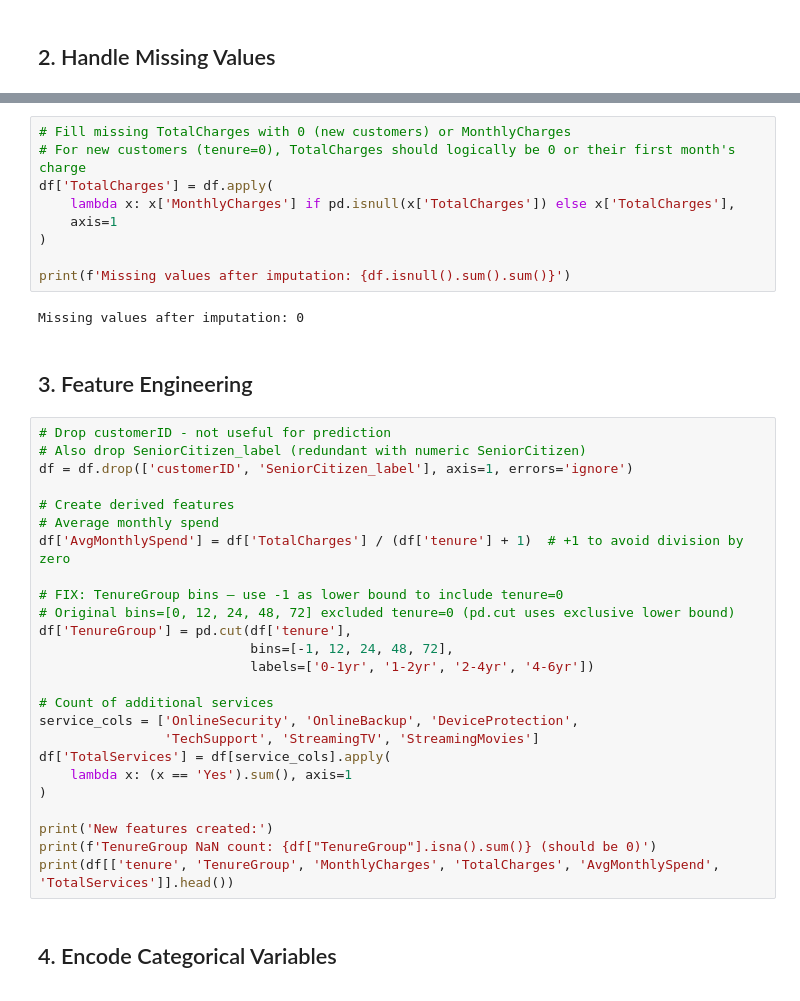
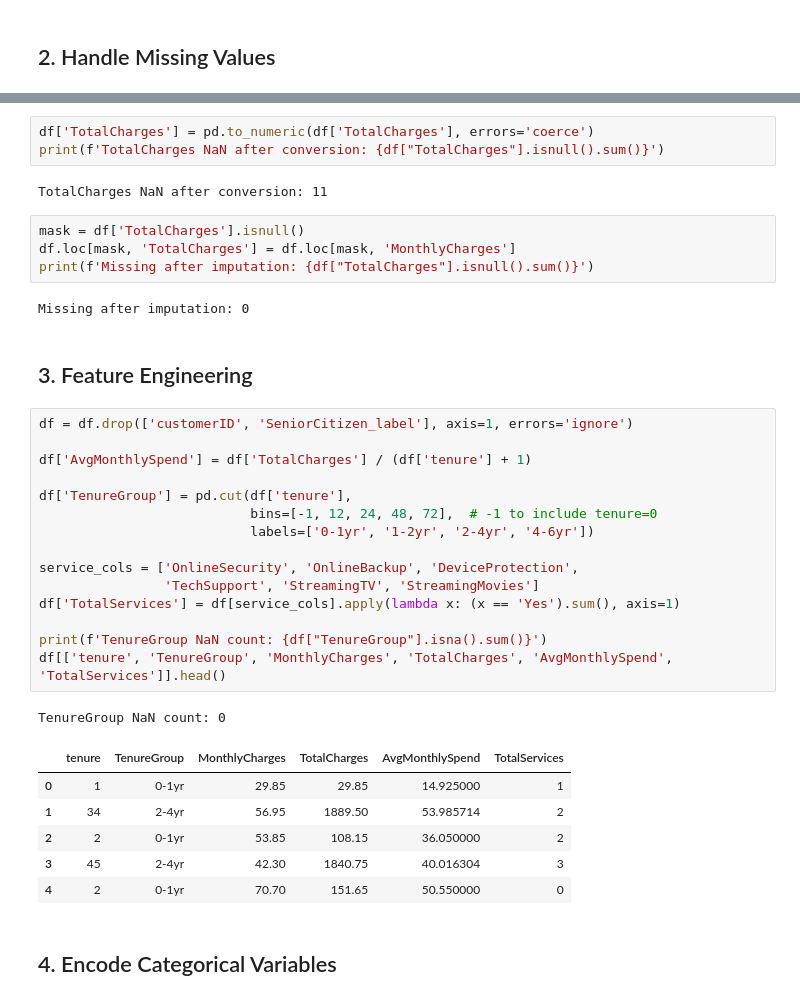
Before and after one commit to zvonimirkonjevic/teleco-customer-churn-aws, a Jupyter notebook: notebooks/02_data_preprocessing.ipynb, the cells around one changed output, grey strips where cells are left out. Cells and saved outputs as stored; diff of their text form.

```diff
--- a/notebooks/02_data_preprocessing.ipynb
+++ b/notebooks/02_data_preprocessing.ipynb
@@ -94,41 +61,39 @@ Rows with missing TotalCharges:
-# %%
-# Fill missing TotalCharges with 0 (new customers) or MonthlyCharges
-# For new customers (tenure=0), TotalCharges should logically be 0 or their first month's charge
-df['TotalCharges'] = df.apply(
-    lambda x: x['MonthlyCharges'] if pd.isnull(x['TotalCharges']) else x['TotalCharges'],
-    axis=1
-)
-
-print(f'Missing values after imputation: {df.isnull().sum().sum()}')
-# %% [output]
-Missing values after imputation: 0
+# %%
+df['TotalCharges'] = pd.to_numeric(df['TotalCharges'], errors='coerce')
+print(f'TotalCharges NaN after conversion: {df["TotalCharges"].isnull().sum()}')
+# %% [output]
+TotalCharges NaN after conversion: 11
+# %%
+mask = df['TotalCharges'].isnull()
+df.loc[mask, 'TotalCharges'] = df.loc[mask, 'MonthlyCharges']
+print(f'Missing after imputation: {df["TotalCharges"].isnull().sum()}')
+# %% [output]
+Missing after imputation: 0
 # %% [markdown]
 ## 3. Feature Engineering
 # %%
-# Drop customerID - not useful for prediction
-# Also drop SeniorCitizen_label (redundant with numeric SeniorCitizen)
 df = df.drop(['customerID', 'SeniorCitizen_label'], axis=1, errors='ignore')
 
-# Create derived features
-# Average monthly spend
-df['AvgMonthlySpend'] = df['TotalCharges'] / (df['tenure'] + 1)  # +1 to avoid division by zero
+df['AvgMonthlySpend'] = df['TotalCharges'] / (df['tenure'] + 1)
 
-# FIX: TenureGroup bins — use -1 as lower bound to include tenure=0
-# Original bins=[0, 12, 24, 48, 72] excluded tenure=0 (pd.cut uses exclusive lower bound)
 df['TenureGroup'] = pd.cut(df['tenure'],
-                           bins=[-1, 12, 24, 48, 72],
+                           bins=[-1, 12, 24, 48, 72],  # -1 to include tenure=0
                            labels=['0-1yr', '1-2yr', '2-4yr', '4-6yr'])
 
-# Count of additional services
 service_cols = ['OnlineSecurity', 'OnlineBackup', 'DeviceProtection',
                 'TechSupport', 'StreamingTV', 'StreamingMovies']
-df['TotalServices'] = df[service_cols].apply(
-    lambda x: (x == 'Yes').sum(), axis=1
-)
+df['TotalServices'] = df[service_cols].apply(lambda x: (x == 'Yes').sum(), axis=1)
 
-print('New features created:')
-print(f'TenureGroup NaN count: {df["TenureGroup"].isna().sum()} (should be 0)')
-print(df[['tenure', 'TenureGroup', 'MonthlyCharges', 'TotalCharges', 'AvgMonthlySpend', 'TotalServices']].head())
+print(f'TenureGroup NaN count: {df["TenureGroup"].isna().sum()}')
+df[['tenure', 'TenureGroup', 'MonthlyCharges', 'TotalCharges', 'AvgMonthlySpend', 'TotalServices']].head()
+# %% [output]
+TenureGroup NaN count: 0
+|  | tenure | TenureGroup | MonthlyCharges | TotalCharges | AvgMonthlySpend | TotalServices |
+| 0 | 1 | 0-1yr | 29.85 | 29.85 | 14.925000 | 1 |
+| 1 | 34 | 2-4yr | 56.95 | 1889.50 | 53.985714 | 2 |
+| 2 | 2 | 0-1yr | 53.85 | 108.15 | 36.050000 | 2 |
+| 3 | 45 | 2-4yr | 42.30 | 1840.75 | 40.016304 | 3 |
+| 4 | 2 | 0-1yr | 70.70 | 151.65 | 50.550000 | 0 |
 # %% [markdown]
 ## 4. Encode Categorical Variables
 # %%
```
Also changed, not shown: parts of 27 cells of this notebook.
